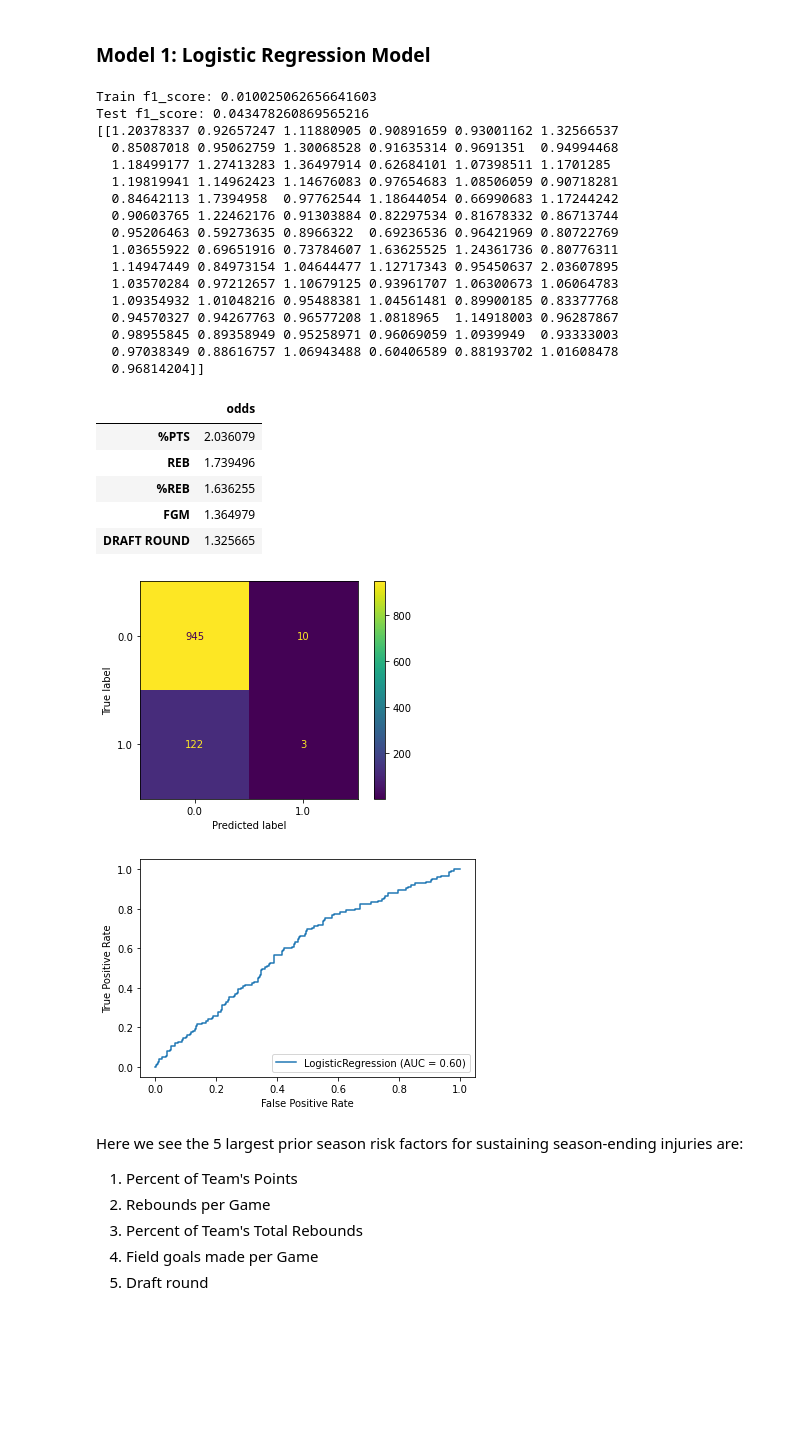
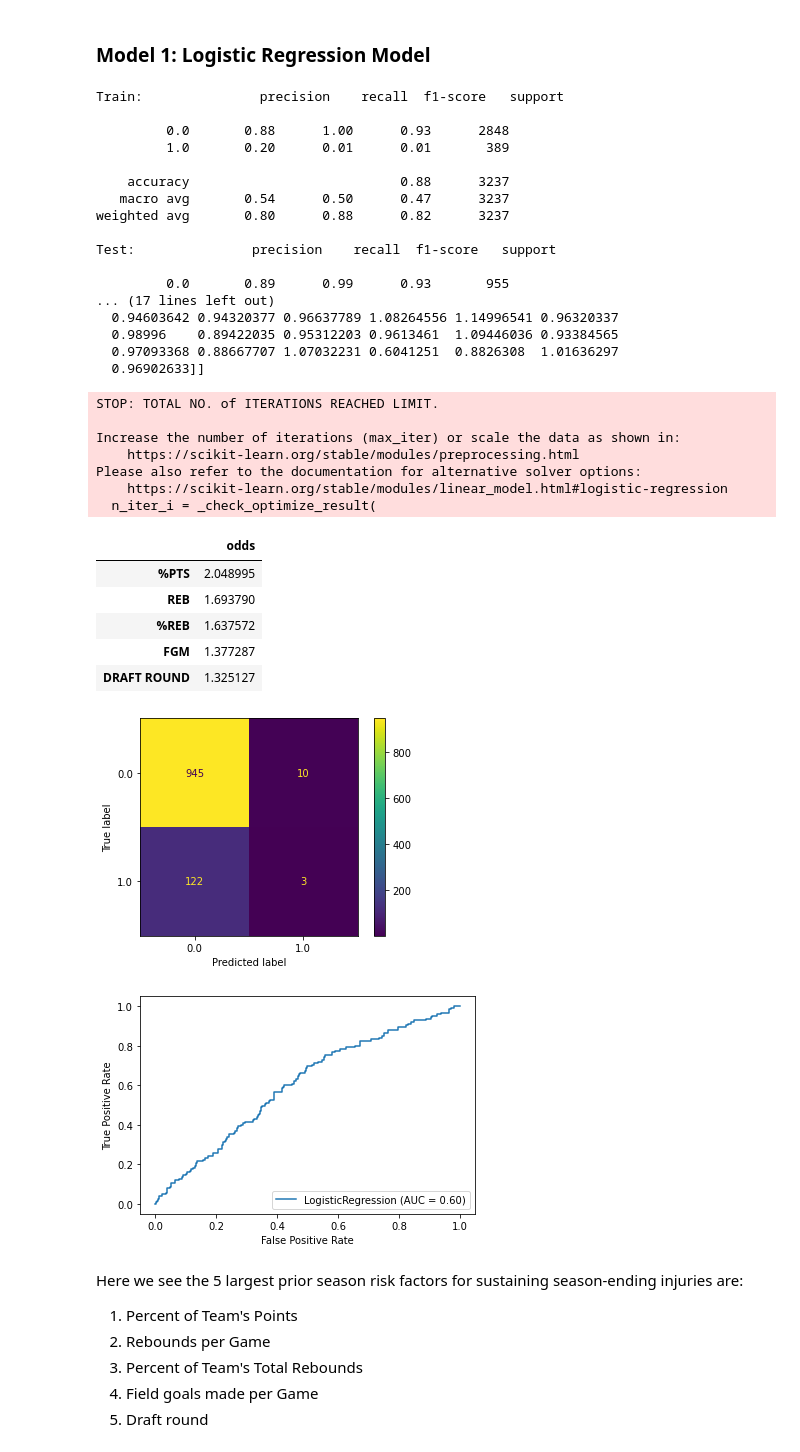
Before and after one commit to RH3421/Reducing_NBA_Injuries, a Jupyter notebook: EDA.ipynb, the cells around one changed output. Saved outputs shown, nothing was run; the diff lists cells and outputs as text; code cells hidden in the pictures; blank space fills up the shorter version.

```diff
--- a/EDA.ipynb
+++ b/EDA.ipynb
@@ -350,47 +366,54 @@ Test f1_score: 0.0
 ### Model 1: Logistic Regression Model
 # %%
 # Instantiate, fit, and run model
-lr = LogisticRegression(max_iter = 1000, random_state=22)
+lr = LogisticRegression(random_state=22)
 lr.fit(X_train_scaled, y_train)
 y_hat_train = lr.predict(X_train_scaled)
 y_hat_test = lr.predict(X_test_scaled)
-print(f'Train f1_score: {f1_score(y_train, y_hat_train)}')
-print(f'Test f1_score: {f1_score(y_test, y_hat_test)}')
+print(f'Train: {classification_report(y_train, y_hat_train)}')
+print(f'Test: {classification_report(y_test, y_hat_test)}')
 
 # Plot confusion matrix and ROC AUC
 plot_confusion_matrix(lr, X_test_scaled, y_test)
 plot_roc_curve(lr, X_test_scaled, y_test);
 
 # Print odds ratios and identify top 5 risk factors
 print(np.exp(lr.coef_))
 COEF = np.exp(lr.coef_[0])
 odds = pd.DataFrame(COEF, X.columns,
         columns=['odds']).sort_values(by='odds', ascending=False)
 odds.head()
 # %% [output]
-Train f1_score: 0.010025062656641603
-Test f1_score: 0.043478260869565216
-[[1.20378337 0.92657247 1.11880905 0.90891659 0.93001162 1.32566537
-  0.85087018 0.95062759 1.30068528 0.91635314 0.9691351  0.94994468
-  1.18499177 1.27413283 1.36497914 0.62684101 1.07398511 1.1701285
-  1.19819941 1.14962423 1.14676083 0.97654683 1.08506059 0.90718281
-  0.84642113 1.7394958  0.97762544 1.18644054 0.66990683 1.17244242
-  0.90603765 1.22462176 0.91303884 0.82297534 0.81678332 0.86713744
-  0.95206463 0.59273635 0.8966322  0.69236536 0.96421969 0.80722769
-  1.03655922 0.69651916 0.73784607 1.63625525 1.24361736 0.80776311
-  1.14947449 0.84973154 1.04644477 1.12717343 0.95450637 2.03607895
-  1.03570284 0.97212657 1.10679125 0.93961707 1.06300673 1.06064783
-  1.09354932 1.01048216 0.95488381 1.04561481 0.89900185 0.83377768
-  0.94570327 0.94267763 0.96577208 1.0818965  1.14918003 0.96287867
-  0.98955845 0.89358949 0.95258971 0.96069059 1.0939949  0.93333003
-  0.97038349 0.88616757 1.06943488 0.60406589 0.88193702 1.01608478
-  0.96814204]]
+Train:               precision    recall  f1-score   support
+
+         0.0       0.88      1.00      0.93      2848
+         1.0       0.20      0.01      0.01       389
+
+    accuracy                           0.88      3237
+   macro avg       0.54      0.50      0.47      3237
+weighted avg       0.80      0.88      0.82      3237
+
+Test:               precision    recall  f1-score   support
+
+         0.0       0.89      0.99      0.93       955
+... (17 lines left out)
+  0.94603642 0.94320377 0.96637789 1.08264556 1.14996541 0.96320337
+  0.98996    0.89422035 0.95312203 0.9613461  1.09446036 0.93384565
+  0.97093368 0.88667707 1.07032231 0.6041251  0.8826308  1.01636297
+  0.96902633]]
+STOP: TOTAL NO. of ITERATIONS REACHED LIMIT.
+
+Increase the number of iterations (max_iter) or scale the data as shown in:
+    https://scikit-learn.org/stable/modules/preprocessing.html
+Please also refer to the documentation for alternative solver options:
+    https://scikit-learn.org/stable/modules/linear_model.html#logistic-regression
+  n_iter_i = _check_optimize_result(
 |  | odds |
-| %PTS | 2.036079 |
-| REB | 1.739496 |
-| %REB | 1.636255 |
-| FGM | 1.364979 |
-| DRAFT ROUND | 1.325665 |
+| %PTS | 2.048995 |
+| REB | 1.693790 |
+| %REB | 1.637572 |
+| FGM | 1.377287 |
+| DRAFT ROUND | 1.325127 |
 [figure]
 [figure]
 # %% [markdown]
```
Also changed, not shown: parts of 5 cells of this notebook.
